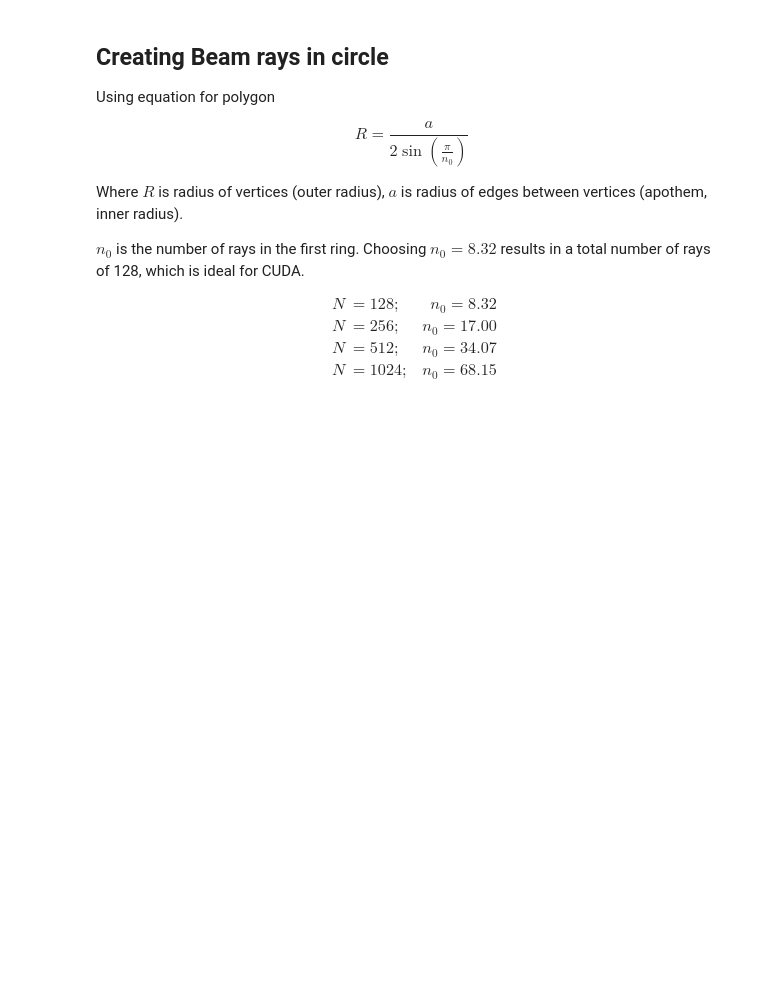
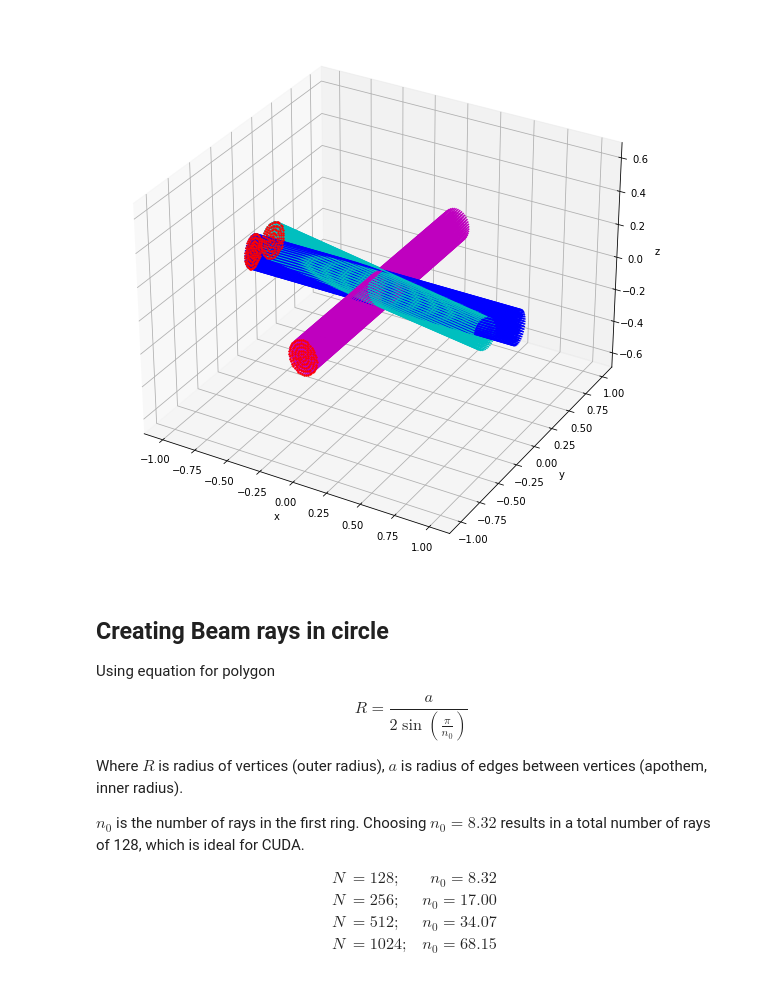
Before and after one commit to cepheid42/cuCBET, a Jupyter notebook: scratch.ipynb, the cells around one changed output. Cells and saved outputs as stored; diff of their text form; code cells hidden in the pictures; blank space fills up the shorter version.

```diff
--- a/scratch.ipynb
+++ b/scratch.ipynb
@@ -30,3 +6,28 @@ ax.plot(curve[0], curve[1], curve[2])
+# %%
+beam1 = np.loadtxt('./beam1.csv', dtype=np.float32).reshape((128, 3, 3))
+beam2 = np.loadtxt('./beam2.csv', dtype=np.float32).reshape((128, 3, 3))
+beam3 = np.loadtxt('./beam3.csv', dtype=np.float32).reshape((128, 3, 3))
+# %%
+fig = plt.figure(figsize=(12, 10))
+ax = fig.add_subplot(111, projection='3d')
+ax.set_xlabel('x')
+ax.set_ylabel('y')
+ax.set_zlabel('z')
+# ax.set_xlim((-1.0, 0.25))
+# ax.set_ylim((-1.0, 0.25))
+# ax.set_zlim((-0.25, 1.0))
+
+# ax.view_init(elev=90, azim=-90)
+
+for r in range(128):
+  ax.scatter(beam1[r, 0, 0], beam1[r, 0, 1], beam1[r, 0, 2], color='r', s=2)
+  ax.scatter(beam2[r, 0, 0], beam2[r, 0, 1], beam2[r, 0, 2], color='r', s=2)
+  ax.scatter(beam3[r, 0, 0], beam3[r, 0, 1], beam3[r, 0, 2], color='r', s=2)
+  ax.plot(beam1[r, :, 0], beam1[r, :, 1], beam1[r, :, 2], 'b')
+  ax.plot(beam2[r, :, 0], beam2[r, :, 1], beam2[r, :, 2], 'm')
+  ax.plot(beam3[r, :, 0], beam3[r, :, 1], beam3[r, :, 2], 'c')
+# %% [output]
+[figure, added]
 # %%
 b_norms = np.asarray(
   [[-1.0, 0.0, 0.0], [0.0, -1.0, 0.0],  [-0.347252784,  -0.782219564,	0.517250479],
```
Also changed, not shown: parts of 6 cells of this notebook.
